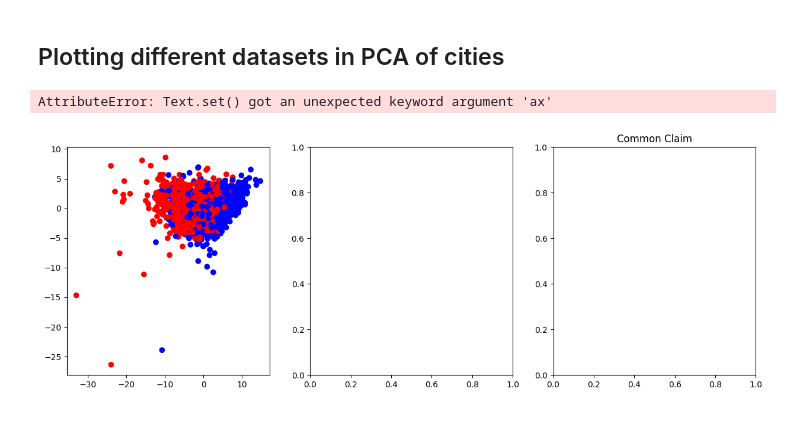
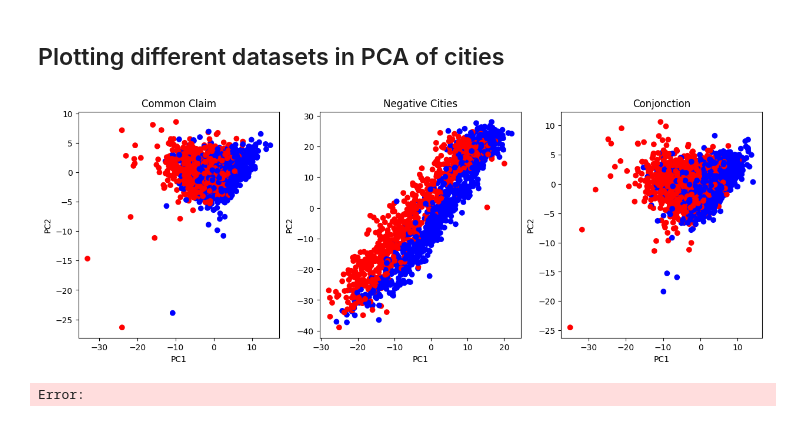
Before and after one commit to LouisCleriot/Latent-truth-detector, a Jupyter notebook: notebooks/visualize.ipynb, the cells around one changed output. Drawn from its saved outputs; the diff is of its cells as text; code cells hidden in the pictures.

```diff
--- a/notebooks/visualize.ipynb
+++ b/notebooks/visualize.ipynb
@@ -149,32 +149,33 @@ plt.show()
 # %%
 from sklearn.decomposition import PCA
 from sklearn.preprocessing import StandardScaler
 
 X = cities_act_18.iloc[:, :-1]
 
 scaler = StandardScaler()
 X = scaler.fit_transform(X)
 
 pca = PCA(n_components=2)
 pca.fit(X)
 
 X_claim = common_claim_act_18.iloc[:, :-1]
 y_claim = common_claim_act_18.iloc[:, -1]
 X_neg = neg_cities_act_18.iloc[:, :-1]
 y_neg = neg_cities_act_18.iloc[:, -1]
 X_conj = conj_cities_act_18.iloc[:, :-1]
 y_conj = conj_cities_act_18.iloc[:, -1]
 
+plt.figure(figsize=(15,5))
 
 for i,X,y in zip(range(3),[X_claim,X_neg,X_conj],[y_claim,y_neg,y_conj]):
     X = scaler.fit_transform(X)
     X = pca.transform(X)
     plt.subplot(1,3,i+1)
     plt.scatter(X[:,0],X[:,1],c=y,cmap='bwr')
     plt.title(['Common Claim','Negative Cities','Conjonction'][i])
     plt.xlabel('PC1')
     plt.ylabel('PC2')
 plt.show()
 # %% [output]
+[figure, new version]
-AttributeError: Text.set() got an unexpected keyword argument 'ax'
+Error:
-[figure, old version]
```
